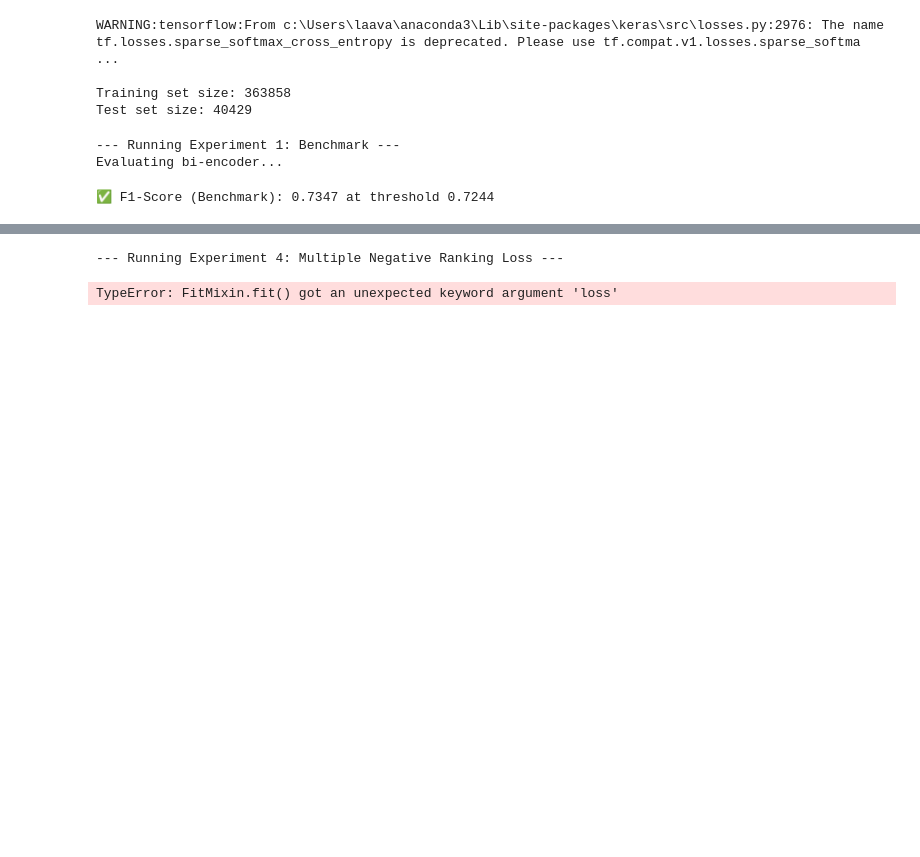
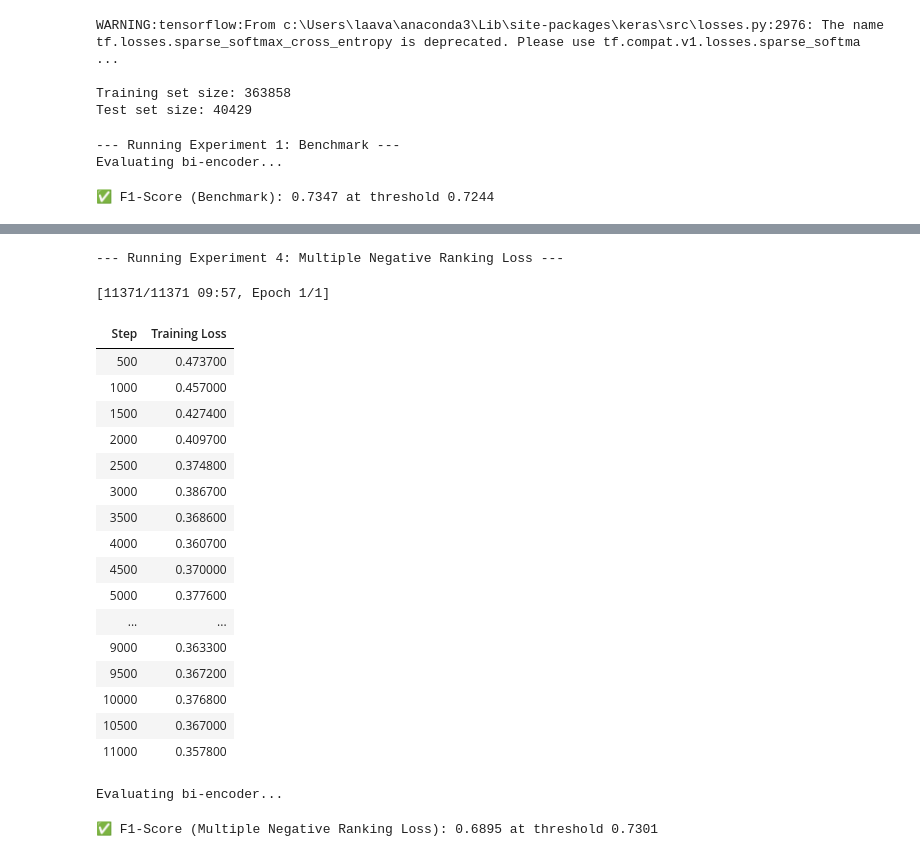
Before and after one commit to mooncoffee04/SNLP, a Jupyter notebook: assignment_6.ipynb, the cells around one changed output, grey strips where cells are left out. Cells and saved outputs as stored; diff of their text form; code cells hidden in the pictures; blank space fills up the shorter version.

```diff
--- a/assignment_6.ipynb
+++ b/assignment_6.ipynb
@@ -187,30 +187,51 @@ print(f"✅ F1-Score (Contrastive Loss): {f1_contrastive:.4f} at threshold {thre
 Evaluating bi-encoder...
 ✅ F1-Score (Contrastive Loss): 0.8444 at threshold 0.7839
 # %%
-# 4. Train a bi-encoder using Multiple Negative Ranking Loss
+## 4. Train a bi-encoder using Multiple Negative Ranking Loss 📈
 print("\n--- Running Experiment 4: Multiple Negative Ranking Loss ---")
 model_mnr = SentenceTransformer('all-MiniLM-L6-v2')
 loss_mnr = losses.MultipleNegativesRankingLoss(model=model_mnr)
 
 # Note: The data loader for MNR is slightly different, it expects a list of InputExamples
 train_samples_mnr = []
 for _, row in train_df.iterrows():
     train_samples_mnr.append(InputExample(texts=[row['question1'], row['question2']]))
 
 train_dataloader_mnr = DataLoader(train_samples_mnr, shuffle=True, batch_size=32)
 
+# Create the training objective tuple
+train_objectives_mnr = [(train_dataloader_mnr, loss_mnr)]
+
 model_mnr.fit(
-    train_dataloader_mnr,
-    loss=loss_mnr,
+    train_objectives=train_objectives_mnr,
     epochs=1,
     optimizer_params={'lr': 2e-5},
     show_progress_bar=True
 )
 
 f1_mnr, threshold_mnr = evaluate_bi_encoder(model_mnr, test_df)
 results['MultipleNegativeRankingLoss'] = f1_mnr
 print(f"✅ F1-Score (Multiple Negative Ranking Loss): {f1_mnr:.4f} at threshold {threshold_mnr:.4f}")
 # %% [output]
 --- Running Experiment 4: Multiple Negative Ranking Loss ---
-TypeError: FitMixin.fit() got an unexpected keyword argument 'loss'
+[11371/11371 09:57, Epoch 1/1]
+| Step | Training Loss |
+| 500 | 0.473700 |
+| 1000 | 0.457000 |
+| 1500 | 0.427400 |
+| 2000 | 0.409700 |
+| 2500 | 0.374800 |
+| 3000 | 0.386700 |
+| 3500 | 0.368600 |
+| 4000 | 0.360700 |
+| 4500 | 0.370000 |
+| 5000 | 0.377600 |
+| ... | ... |
+| 9000 | 0.363300 |
+| 9500 | 0.367200 |
+| 10000 | 0.376800 |
+| 10500 | 0.367000 |
+| 11000 | 0.357800 |
+Evaluating bi-encoder...
+✅ F1-Score (Multiple Negative Ranking Loss): 0.6895 at threshold 0.7301
 # %%
```
Also changed, not shown: parts of 4 cells of this notebook.
